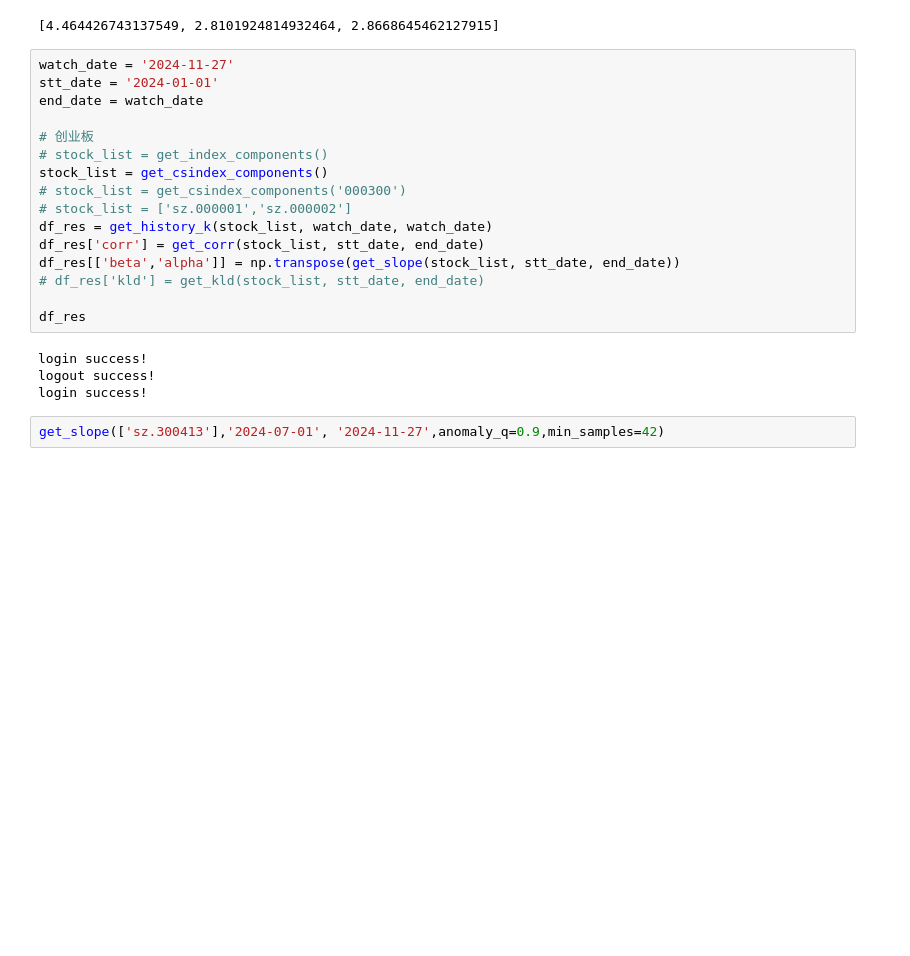
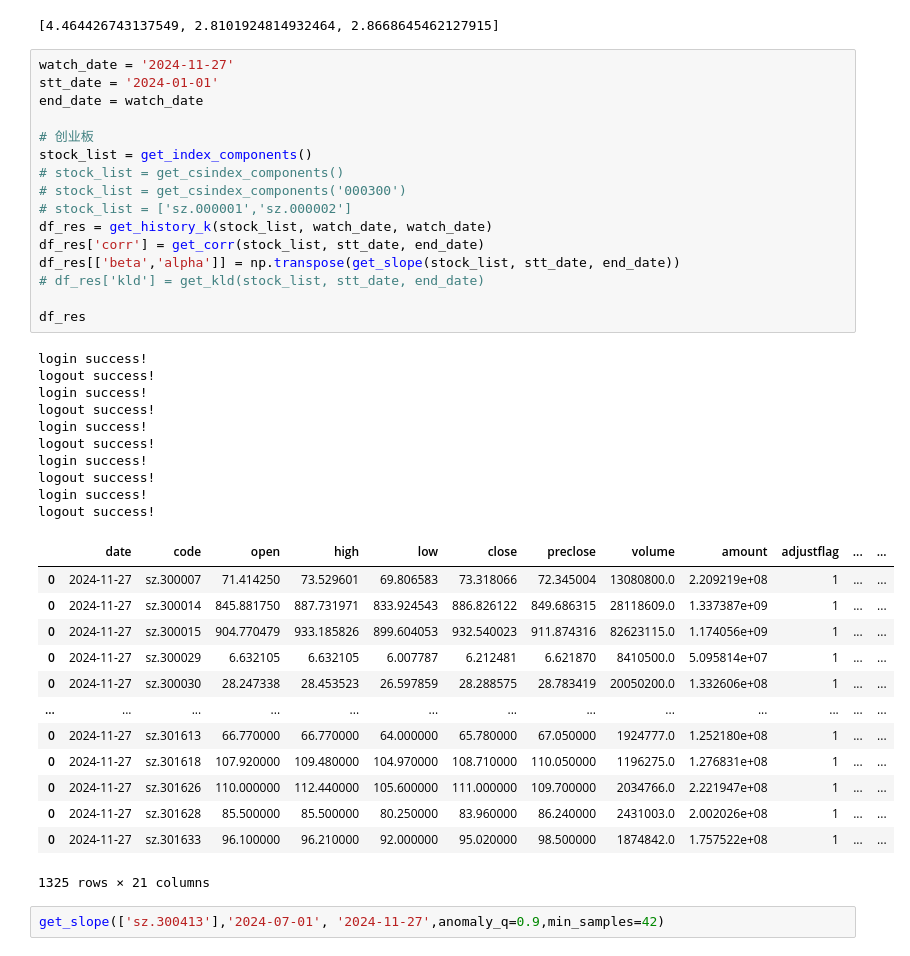
Before and after one commit to lostlau/quant_research, a Jupyter notebook: get_pe.ipynb, the cells around one changed output. Cells and saved outputs as stored; diff of their text form; blank space fills up the shorter version.

```diff
--- a/get_pe.ipynb
+++ b/get_pe.ipynb
@@ -149,23 +149,43 @@ logout success!
 # %%
 watch_date = '2024-11-27'
 stt_date = '2024-01-01'
 end_date = watch_date
 
 # 创业板
-# stock_list = get_index_components()
-stock_list = get_csindex_components()
+stock_list = get_index_components()
+# stock_list = get_csindex_components()
 # stock_list = get_csindex_components('000300')
 # stock_list = ['sz.000001','sz.000002']
 df_res = get_history_k(stock_list, watch_date, watch_date)
 df_res['corr'] = get_corr(stock_list, stt_date, end_date)
 df_res[['beta','alpha']] = np.transpose(get_slope(stock_list, stt_date, end_date))
 # df_res['kld'] = get_kld(stock_list, stt_date, end_date)
 
 df_res
 # %% [output]
 login success!
 logout success!
 login success!
+logout success!
+login success!
+logout success!
+login success!
+logout success!
+login success!
+logout success!
+|  | date | code | open | high | low | close | preclose | volume | amount | adjustflag | ... | ... |
+| 0 | 2024-11-27 | sz.300007 | 71.414250 | 73.529601 | 69.806583 | 73.318066 | 72.345004 | 13080800.0 | 2.209219e+08 | 1 | ... | ... |
+| 0 | 2024-11-27 | sz.300014 | 845.881750 | 887.731971 | 833.924543 | 886.826122 | 849.686315 | 28118609.0 | 1.337387e+09 | 1 | ... | ... |
+| 0 | 2024-11-27 | sz.300015 | 904.770479 | 933.185826 | 899.604053 | 932.540023 | 911.874316 | 82623115.0 | 1.174056e+09 | 1 | ... | ... |
+| 0 | 2024-11-27 | sz.300029 | 6.632105 | 6.632105 | 6.007787 | 6.212481 | 6.621870 | 8410500.0 | 5.095814e+07 | 1 | ... | ... |
+| 0 | 2024-11-27 | sz.300030 | 28.247338 | 28.453523 | 26.597859 | 28.288575 | 28.783419 | 20050200.0 | 1.332606e+08 | 1 | ... | ... |
+| ... | ... | ... | ... | ... | ... | ... | ... | ... | ... | ... | ... | ... |
+| 0 | 2024-11-27 | sz.301613 | 66.770000 | 66.770000 | 64.000000 | 65.780000 | 67.050000 | 1924777.0 | 1.252180e+08 | 1 | ... | ... |
+| 0 | 2024-11-27 | sz.301618 | 107.920000 | 109.480000 | 104.970000 | 108.710000 | 110.050000 | 1196275.0 | 1.276831e+08 | 1 | ... | ... |
+| 0 | 2024-11-27 | sz.301626 | 110.000000 | 112.440000 | 105.600000 | 111.000000 | 109.700000 | 2034766.0 | 2.221947e+08 | 1 | ... | ... |
+| 0 | 2024-11-27 | sz.301628 | 85.500000 | 85.500000 | 80.250000 | 83.960000 | 86.240000 | 2431003.0 | 2.002026e+08 | 1 | ... | ... |
+| 0 | 2024-11-27 | sz.301633 | 96.100000 | 96.210000 | 92.000000 | 95.020000 | 98.500000 | 1874842.0 | 1.757522e+08 | 1 | ... | ... |
+1325 rows × 21 columns
 # %%
 get_slope(['sz.300413'],'2024-07-01', '2024-11-27',anomaly_q=0.9,min_samples=42)
 # %% [output]
```
Also changed, not shown: parts of 1 cell of this notebook, 2 other files.
